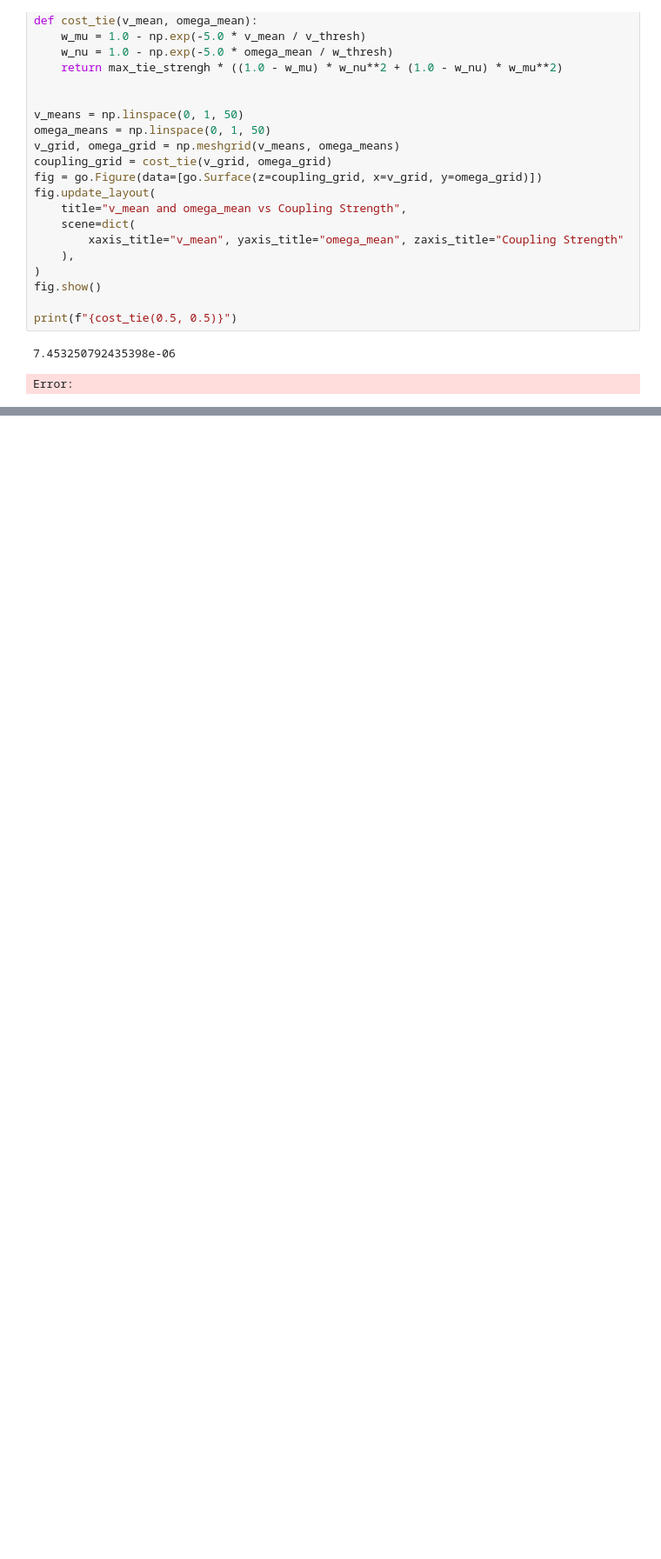
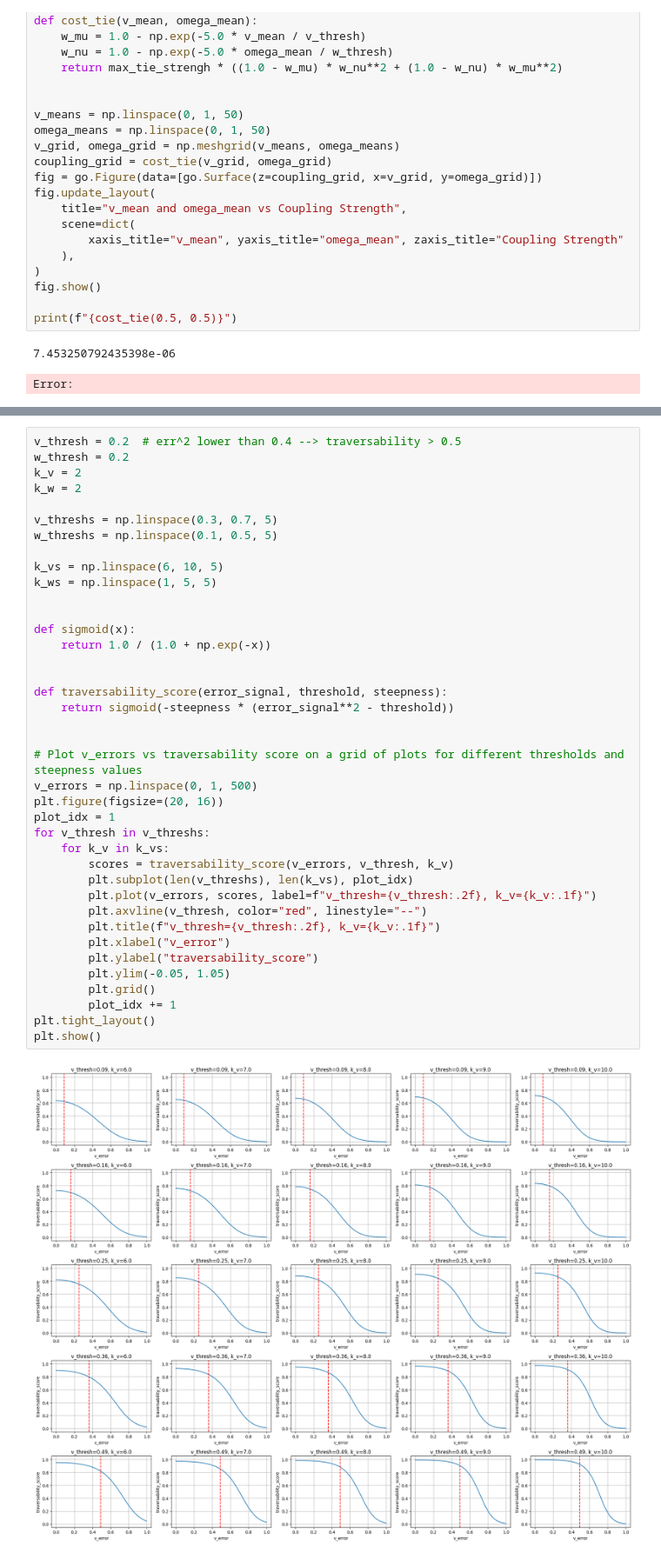
Before and after one commit to LucaMertens/master-thesis-lmertens, a Jupyter notebook: data_labeling_pipeline/visualize_hyperparams.ipynb, the cells around one changed output, grey strips where cells are left out. Shown at 87% size. Drawn from its saved outputs; the diff is of its cells as text; blank space fills up the shorter version.

```diff
--- a/data_labeling_pipeline/visualize_hyperparams.ipynb
+++ b/data_labeling_pipeline/visualize_hyperparams.ipynb
@@ -92,0 +93,41 @@ Error:
+# %%
+v_thresh = 0.2  # err^2 lower than 0.4 --> traversability > 0.5
+w_thresh = 0.2
+k_v = 2
+k_w = 2
+
+v_threshs = np.linspace(0.3, 0.7, 5)
+w_threshs = np.linspace(0.1, 0.5, 5)
+
+k_vs = np.linspace(6, 10, 5)
+k_ws = np.linspace(1, 5, 5)
+
+
+def sigmoid(x):
+    return 1.0 / (1.0 + np.exp(-x))
+
+
+def traversability_score(error_signal, threshold, steepness):
+    return sigmoid(-steepness * (error_signal**2 - threshold))
+
+
+# Plot v_errors vs traversability score on a grid of plots for different thresholds and steepness values
+v_errors = np.linspace(0, 1, 500)
+plt.figure(figsize=(20, 16))
+plot_idx = 1
+for v_thresh in v_threshs:
+    for k_v in k_vs:
+        scores = traversability_score(v_errors, v_thresh, k_v)
+        plt.subplot(len(v_threshs), len(k_vs), plot_idx)
+        plt.plot(v_errors, scores, label=f"v_thresh={v_thresh:.2f}, k_v={k_v:.1f}")
+        plt.axvline(v_thresh, color="red", linestyle="--")
+        plt.title(f"v_thresh={v_thresh:.2f}, k_v={k_v:.1f}")
+        plt.xlabel("v_error")
+        plt.ylabel("traversability_score")
+        plt.ylim(-0.05, 1.05)
+        plt.grid()
+        plot_idx += 1
+plt.tight_layout()
+plt.show()
+# %% [output]
+[figure, added]
```
Also changed, not shown: parts of 2 cells of this notebook, 5 other files.
